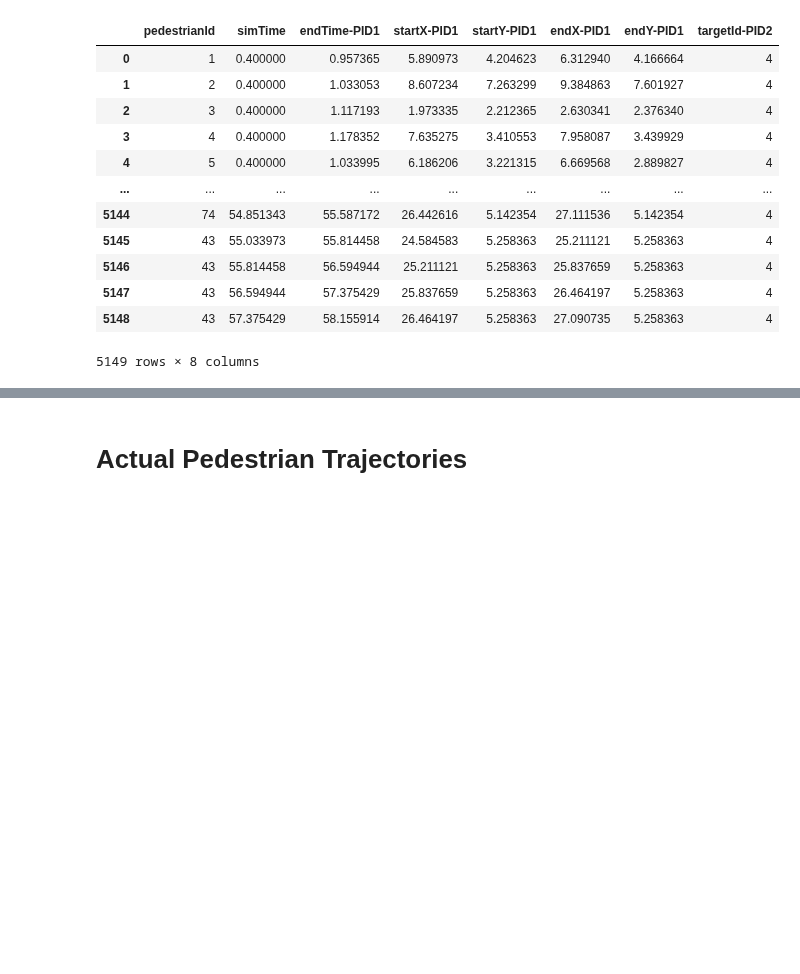
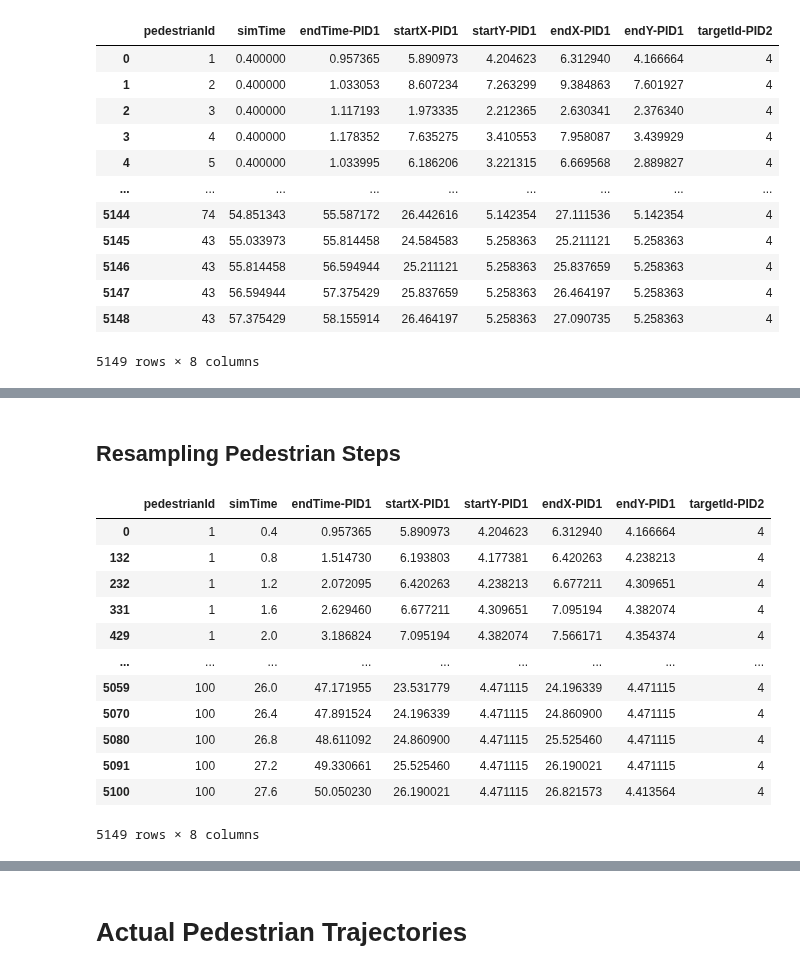
Before and after one commit to waleedbinkhalid74/ml_cms_final_project, a Jupyter notebook: ml_cms_final_proj_task_5.ipynb, the cells around one changed output, grey strips where cells are left out. Drawn from its saved outputs; the diff is of its cells as text; code cells hidden in the pictures; blank space fills up the shorter version.

```diff
--- a/ml_cms_final_proj_task_5.ipynb
+++ b/ml_cms_final_proj_task_5.ipynb
@@ -53,0 +78,41 @@ Delta t is 0.5574
+# %% [markdown]
+## Resampling Pedestrian Steps
+# %%
+pd.options.mode.chained_assignment = None  # default='warn'
+
+delta_t = 0.4
+resampled_trajectory_list = []
+for ped in tqdm(list(ped_traj_df.pedestrianId.unique())):
+    df = ped_traj_df[ped_traj_df.pedestrianId == ped]
+    ped_time_delta = np.diff(df.simTime.to_numpy())[0]
+    if ped_time_delta < delta_t:
+        print("Pedestrian delta should be larger for proper resampling!")
+        break
+    else:
+        resampled_df = df.copy(deep=True)
+        # Linear interpolation
+        simTime = np.cumsum(delta_t * np.ones((len(df.simTime), 1)))
+        resampled_df.simTime = simTime
+        resampled_df['startX-PID1'].iloc[1:] = df['startX-PID1'].iloc[:-1] + np.diff(df['startX-PID1'].to_numpy()) * delta_t / ped_time_delta
+        resampled_df['startY-PID1'].iloc[1:] = df['startY-PID1'].iloc[:-1] + np.diff(df['startY-PID1'].to_numpy()) * delta_t / ped_time_delta
+        resampled_df['endX-PID1'].iloc[1:] = df['endX-PID1'].iloc[:-1] + np.diff(df['endX-PID1'].to_numpy()) * delta_t / ped_time_delta
+        resampled_df['endY-PID1'].iloc[1:] = df['endY-PID1'].iloc[:-1] + np.diff(df['endY-PID1'].to_numpy()) * delta_t / ped_time_delta
+        resampled_trajectory_list.append(resampled_df)
+#         break
+resampled_pred_traj = pd.concat(resampled_trajectory_list)
+
+resampled_pred_traj
+# %% [output]
+|  | pedestrianId | simTime | endTime-PID1 | startX-PID1 | startY-PID1 | endX-PID1 | endY-PID1 | targetId-PID2 |
+| 0 | 1 | 0.4 | 0.957365 | 5.890973 | 4.204623 | 6.312940 | 4.166664 | 4 |
+| 132 | 1 | 0.8 | 1.514730 | 6.193803 | 4.177381 | 6.420263 | 4.238213 | 4 |
+| 232 | 1 | 1.2 | 2.072095 | 6.420263 | 4.238213 | 6.677211 | 4.309651 | 4 |
+| 331 | 1 | 1.6 | 2.629460 | 6.677211 | 4.309651 | 7.095194 | 4.382074 | 4 |
+| 429 | 1 | 2.0 | 3.186824 | 7.095194 | 4.382074 | 7.566171 | 4.354374 | 4 |
+| ... | ... | ... | ... | ... | ... | ... | ... | ... |
+| 5059 | 100 | 26.0 | 47.171955 | 23.531779 | 4.471115 | 24.196339 | 4.471115 | 4 |
+| 5070 | 100 | 26.4 | 47.891524 | 24.196339 | 4.471115 | 24.860900 | 4.471115 | 4 |
+| 5080 | 100 | 26.8 | 48.611092 | 24.860900 | 4.471115 | 25.525460 | 4.471115 | 4 |
+| 5091 | 100 | 27.2 | 49.330661 | 25.525460 | 4.471115 | 26.190021 | 4.471115 | 4 |
+| 5100 | 100 | 27.6 | 50.050230 | 26.190021 | 4.471115 | 26.821573 | 4.413564 | 4 |
+5149 rows × 8 columns
```
Also changed, not shown: parts of 5 cells of this notebook.
